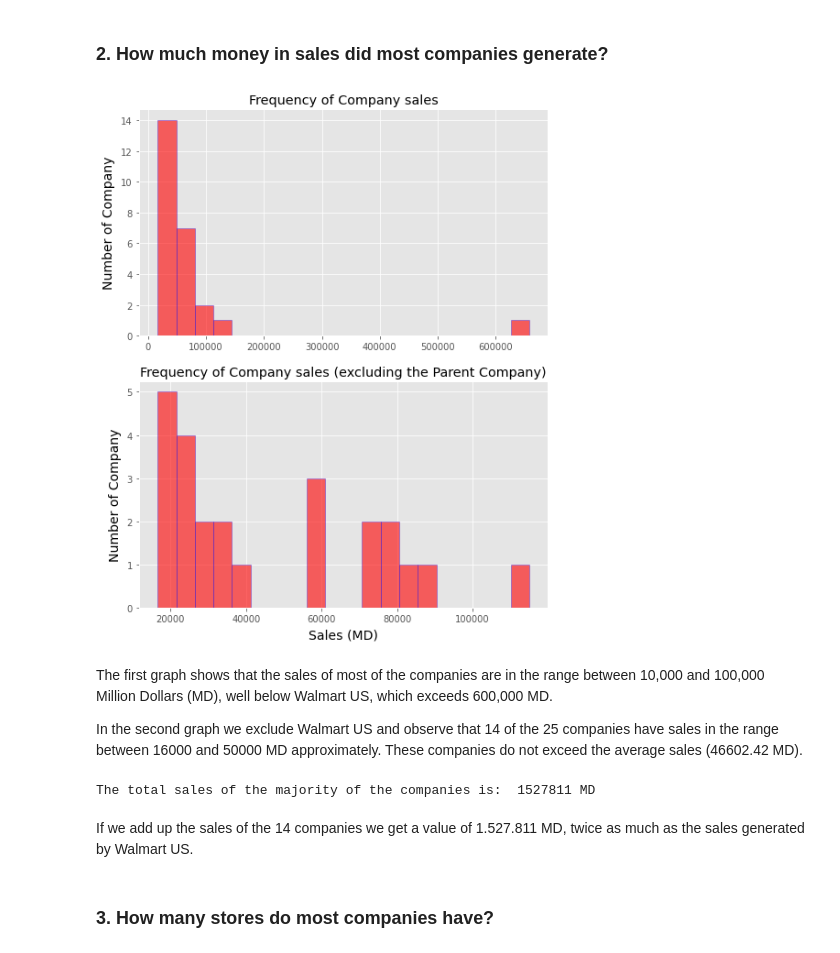
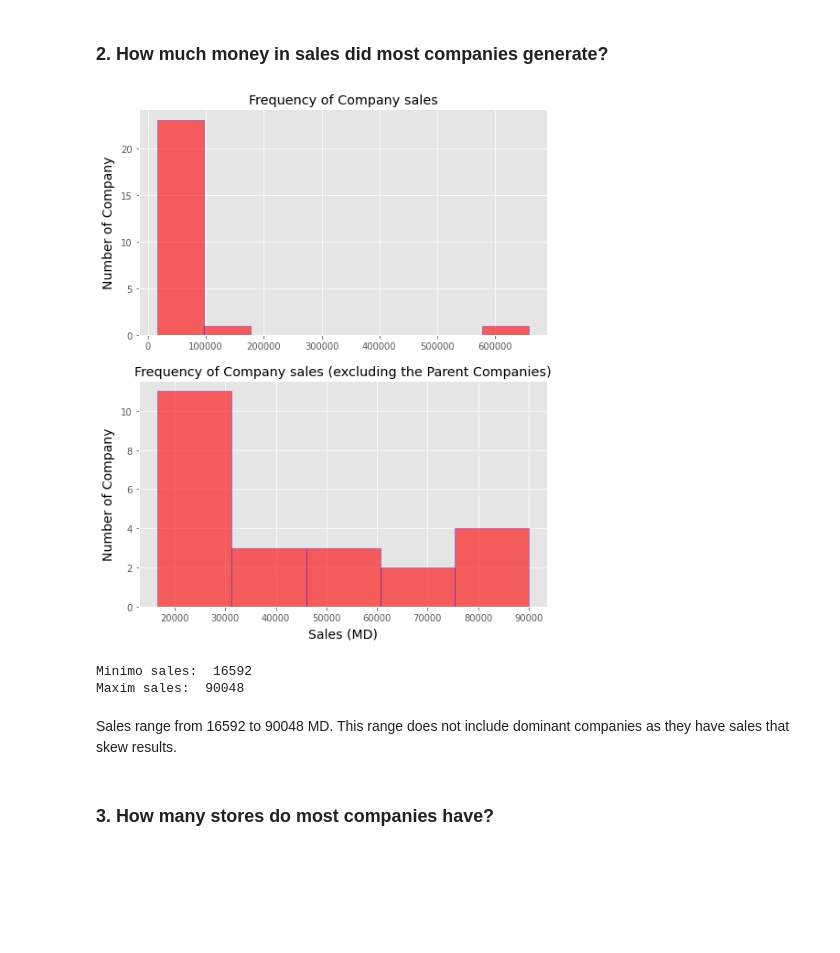
Before and after one commit to jbernalg/data_analysis_projects, a Jupyter notebook: Challenge_DataAcademy/Data_Analysis_Project.ipynb, the cells around one changed output. Cells and saved outputs as stored; diff of their text form; code cells hidden in the pictures; blank space fills up the shorter version.

```diff
--- a/Challenge_DataAcademy/Data_Analysis_Project.ipynb
+++ b/Challenge_DataAcademy/Data_Analysis_Project.ipynb
@@ -139,44 +139,34 @@ plt.show()
 # %%
 #Histogram display of results
 df = pd.read_csv('largest_us_retailers.csv')
 fig, ax = plt.subplots(2, 1, sharey=False, figsize=[8, 10])
 
 x1 = df['Sales'][:]
-x2 = df['Sales'][1:]
+x2 = df['Sales'][2:]
 
-ax[0].hist(x1, bins=20,color='red', ec= 'blue', alpha = 0.6)
+ax[0].hist(x1, bins=8,color='red', ec= 'blue', alpha = 0.6)
 ax[0].set_title('Frequency of Company sales')
 ax[0].set_ylabel('Number of Company', color='black', weight='normal', size = 14,labelpad = 6)
 
 
-ax[1].hist(x2, bins=20,color='red', ec= 'blue', alpha = 0.6)
-ax[1].set_title('Frequency of Company sales (excluding the Parent Company)')
+ax[1].hist(x2, bins=5,color='red', ec= 'blue', alpha = 0.6)
+ax[1].set_title('Frequency of Company sales (excluding the Parent Companies)')
 ax[1].set_xlabel('Sales (MD)', color='black', weight='normal', size = 14,labelpad = 6)
 ax[1].set_ylabel('Number of Company', color='black', weight='normal', size = 14,labelpad = 6)
 
 plt.show()
 # %% [output]
-[figure, old version]
+[figure, new version]
-# %% [markdown]
-The first graph shows that the sales of most of the companies are in the range between 10,000 and 100,000 Million Dollars (MD), well below Walmart US, which exceeds 600,000 MD.
-
-In the second graph we exclude Walmart US and observe that 14 of the 25 companies have sales in the range between 16000 and 50000 MD approximately. These companies do not exceed the average sales (46602.42 MD).
-# %%
-df = pd.read_csv('largest_us_retailers.csv')
-
-#We group the columns we want to see
-df = df.loc[:, ['Company', 'Sales']][:]
-
-#We order from highest to lowest
-df = df.sort_values('Sales', ascending = True)
-
-#We add up the sales of the 14 companies
-ventas_total = df['Sales'][11:].sum()
-print('The total sales of the majority of the companies is: ',ventas_total, 'MD')
-# %% [output]
-The total sales of the majority of the companies is:  1527811 MD
-# %% [markdown]
-If we add up the sales of the 14 companies we get a value of 1.527.811 MD, twice as much as the sales generated by Walmart US.
+# %%
+min_sales = df.Sales[2:].min()
+max_sales = df.Sales[2:].max()
+print('Minimo sales: ',min_sales)
+print('Maxim sales: ',max_sales)
+# %% [output]
+Minimo sales:  16592
+Maxim sales:  90048
+# %% [markdown]
+Sales range from  16592 to  90048 MD. This range does not include dominant companies as they have sales that skew results.
 # %% [markdown]
 ### 3. How many stores do most companies have?
 # %%
```
